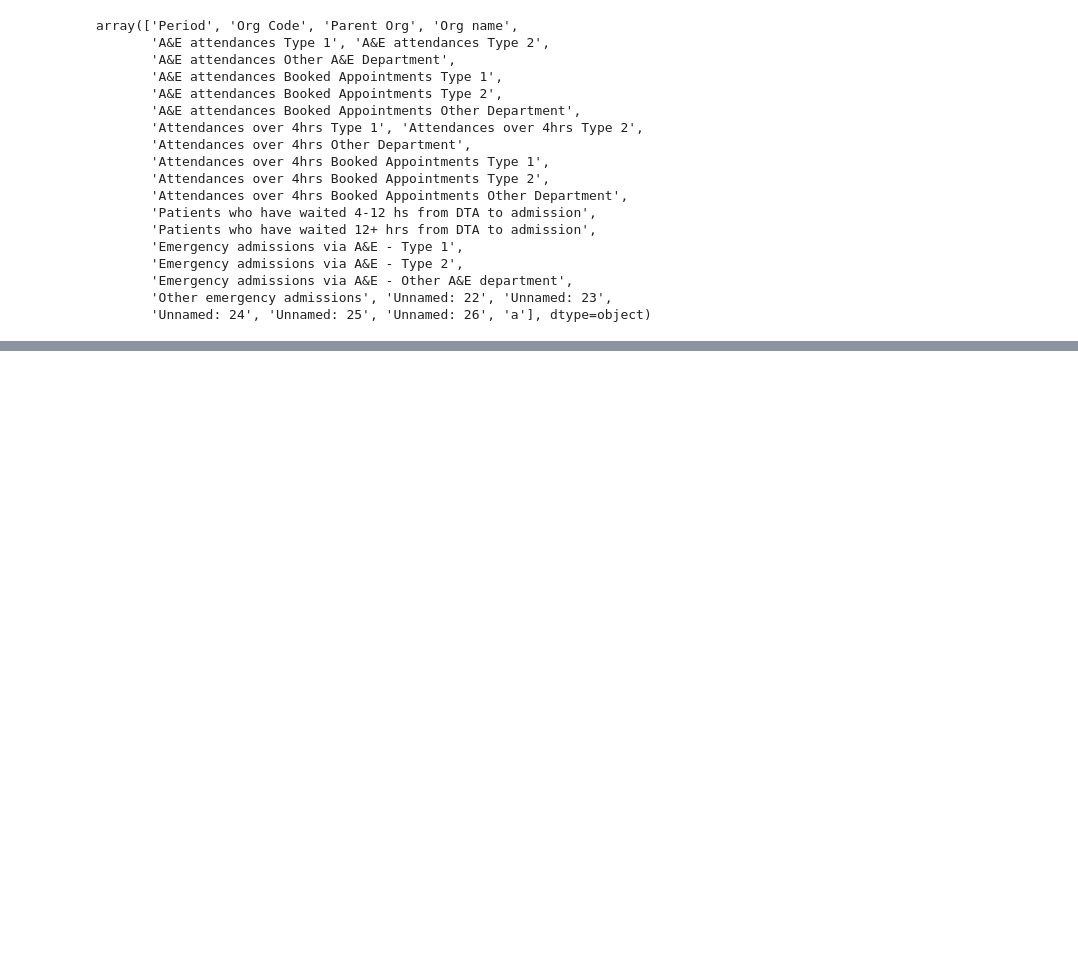
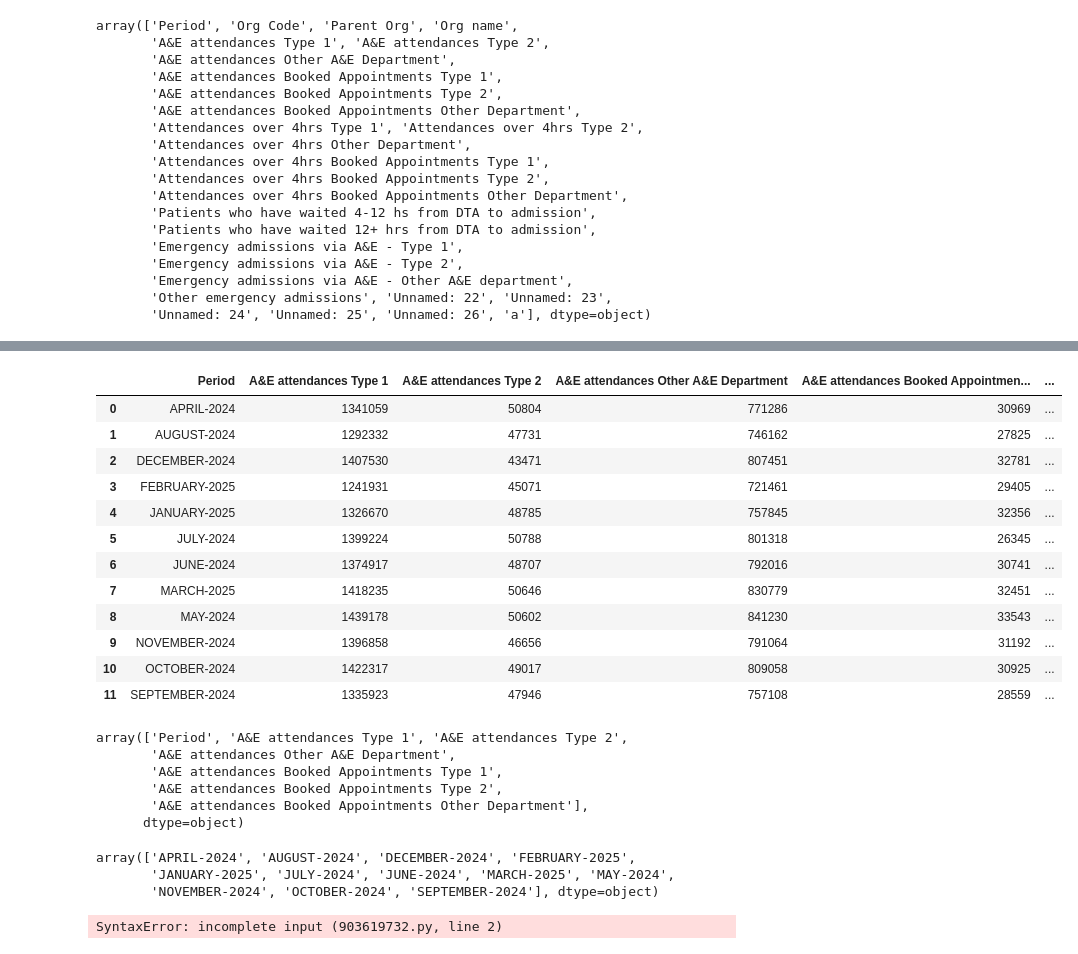
Before and after one commit to trow-land/Data-Science, a Jupyter notebook: NHS A&E Attendances and Emergency Admissions/admissions_EDA.ipynb, the cells around one changed output, grey strips where cells are left out. Cells and saved outputs as stored; diff of their text form; code cells hidden in the pictures; blank space fills up the shorter version.

Commit message:
further EDA and data conversions

```diff
--- a/NHS A&E Attendances and Emergency Admissions/admissions_EDA.ipynb
+++ b/NHS A&E Attendances and Emergency Admissions/admissions_EDA.ipynb
@@ -74,0 +213,45 @@ df = df[['Period', 'Org Code', 'Parent Org', 'Org name',
+# %%
+monthly_cols = ['Period', 'A&E attendances Type 1', 'A&E attendances Type 2',
+       'A&E attendances Other A&E Department',
+       'A&E attendances Booked Appointments Type 1',
+       'A&E attendances Booked Appointments Type 2',
+       'A&E attendances Booked Appointments Other Department']
+
+monthly_data = df[monthly_cols]
+# %%
+total_monthly_data = monthly_data.groupby(['Period'], as_index=False).sum()
+total_monthly_data
+# %% [output]
+|  | Period | A&E attendances Type 1 | A&E attendances Type 2 | A&E attendances Other A&E Department | A&E attendances Booked Appointmen... | ... |
+| 0 | APRIL-2024 | 1341059 | 50804 | 771286 | 30969 | ... |
+| 1 | AUGUST-2024 | 1292332 | 47731 | 746162 | 27825 | ... |
+| 2 | DECEMBER-2024 | 1407530 | 43471 | 807451 | 32781 | ... |
+| 3 | FEBRUARY-2025 | 1241931 | 45071 | 721461 | 29405 | ... |
+| 4 | JANUARY-2025 | 1326670 | 48785 | 757845 | 32356 | ... |
+| 5 | JULY-2024 | 1399224 | 50788 | 801318 | 26345 | ... |
+| 6 | JUNE-2024 | 1374917 | 48707 | 792016 | 30741 | ... |
+| 7 | MARCH-2025 | 1418235 | 50646 | 830779 | 32451 | ... |
+| 8 | MAY-2024 | 1439178 | 50602 | 841230 | 33543 | ... |
+| 9 | NOVEMBER-2024 | 1396858 | 46656 | 791064 | 31192 | ... |
+| 10 | OCTOBER-2024 | 1422317 | 49017 | 809058 | 30925 | ... |
+| 11 | SEPTEMBER-2024 | 1335923 | 47946 | 757108 | 28559 | ... |
+# %%
+total_monthly_data.columns.values
+# %% [output]
+array(['Period', 'A&E attendances Type 1', 'A&E attendances Type 2',
+       'A&E attendances Other A&E Department',
+       'A&E attendances Booked Appointments Type 1',
+       'A&E attendances Booked Appointments Type 2',
+       'A&E attendances Booked Appointments Other Department'],
+      dtype=object)
+# %%
+total_monthly_data['Period'].unique()
+# %% [output]
+array(['APRIL-2024', 'AUGUST-2024', 'DECEMBER-2024', 'FEBRUARY-2025',
+       'JANUARY-2025', 'JULY-2024', 'JUNE-2024', 'MARCH-2025', 'MAY-2024',
+       'NOVEMBER-2024', 'OCTOBER-2024', 'SEPTEMBER-2024'], dtype=object)
+# %%
+month_order = ['APRIL-2024', 'MAY-2024', 'JUNE-2024', 'JULY-2024', 'AUGUST-2024', 'SEPTEMBER-2024', 'OCTOBER-2024', 'NOVEMBER-2024', 'DECEMBER-2024', 'JANUARY-2025', 'FEBRUARY-2025', 'MARCH-2025']
+total_monthly_data.sort_values(by='Period'
+# %% [output]
+SyntaxError: incomplete input (903619732.py, line 2)
```
Also changed, not shown: parts of 20 cells of this notebook, 1 other file.
